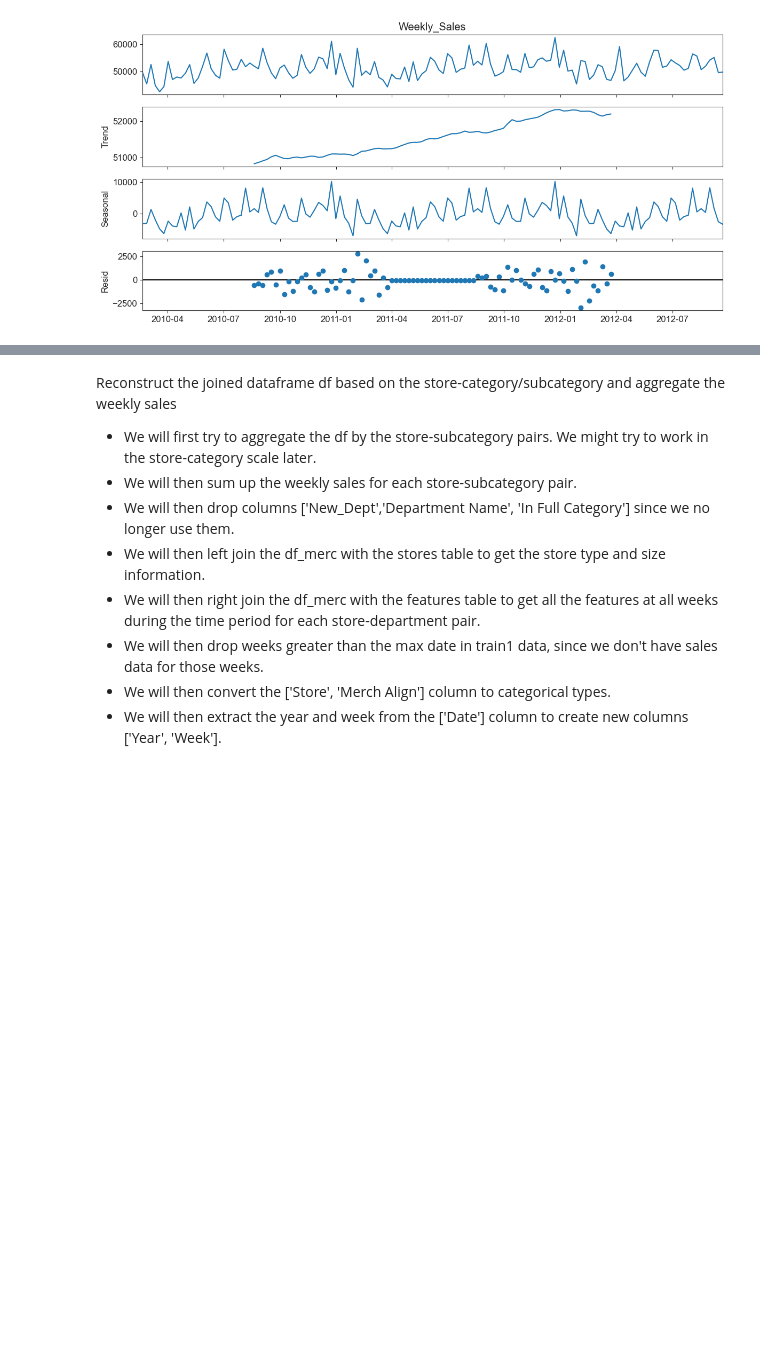
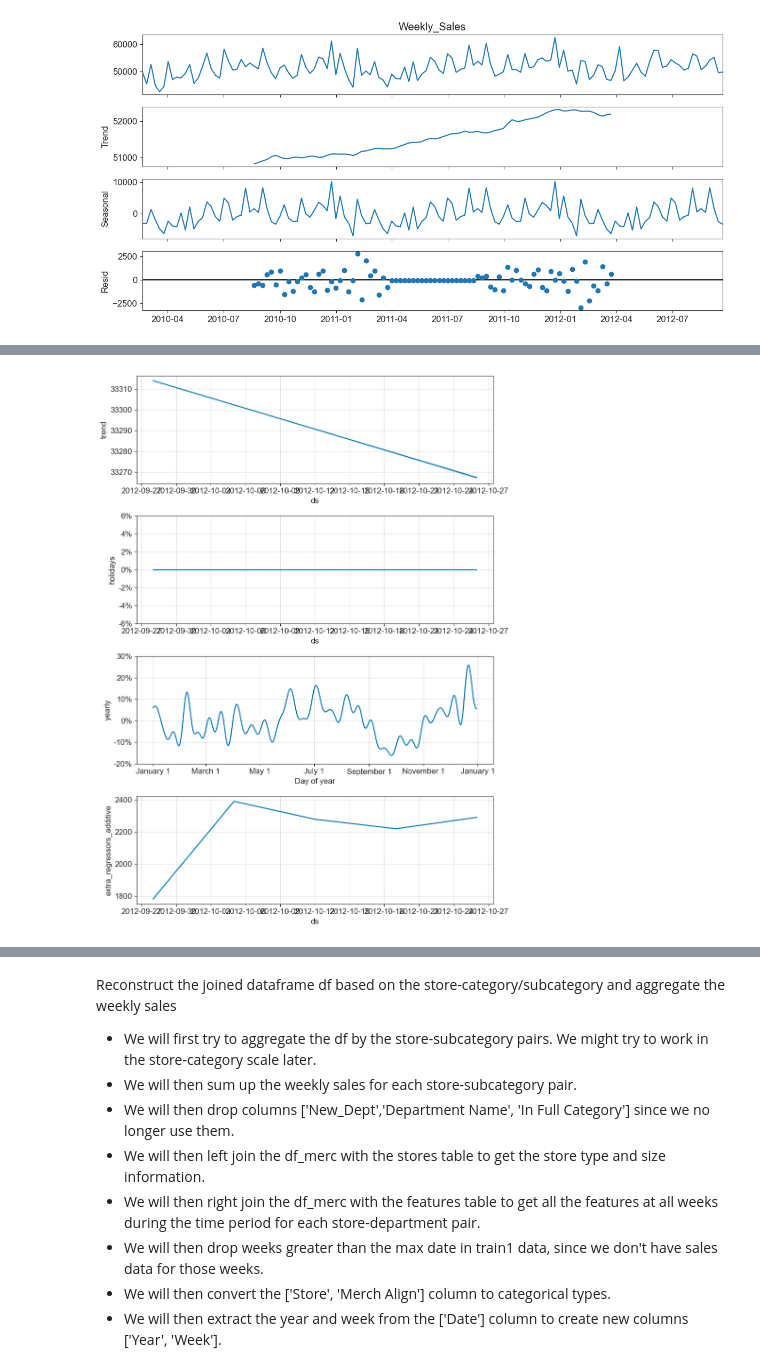
Before and after one commit to Dr-Spicy/WalmartForecast, a Jupyter notebook: Notebook.ipynb, the cells around one changed output, grey strips where cells are left out. Saved outputs shown, nothing was run; the diff lists cells and outputs as text; code cells hidden in the pictures; blank space fills up the shorter version.

```diff
--- a/Notebook.ipynb
+++ b/Notebook.ipynb
@@ -1299,0 +1217,21 @@ besides total markdown, add a boolean column to indicate whether markdown is ava
+# %%
+i = 0
+x_train, y_train = x_trn[i], y_trn[i]
+x_valid, y_valid = x_val[i], y_val[i]
+data_train = pd.merge(x_train.reset_index(), y_train.reset_index(), on='Date')
+data_train = data_train.rename(columns={'Date':'ds', 'Weekly_Sales':'y'})
+data_validation = pd.merge(x_valid.reset_index(), y_valid.reset_index(), on='Date')
+data_validation = data_validation.rename(columns={'Date':'ds', 'Weekly_Sales':'y'})
+holidays=pd.DataFrame({
+  'holiday': ['Super Bowl', 'Labor Day', 'Thanksgiving', 'Christmas', 'Super Bowl', 'Labor Day', 'Thanksgiving', 'Christmas', 'Super Bowl', 'Labor Day', 'Thanksgiving', 'Christmas'],
+  'ds': holiday_dates
+})
+# %%
+model_ph = Prophet(changepoint_prior_scale=0.05, interval_width=0.7,growth = 'linear',seasonality_mode = 'multiplicative',
+            yearly_seasonality=30,
+			holidays=holidays, holidays_mode='multiplicative',
+			weekly_seasonality='auto',  daily_seasonality=False,
+			changepoint_range=0.9)
+for fea in ['Temperature', 'Fuel_Price','CPI', 'Unemployment', 'MarkDown_tot']:
+    model_ph.add_regressor(name=fea, prior_scale=None, standardize='auto', mode='additive')
+model_ph.fit(data_train[['ds','y','Temperature', 'Fuel_Price','CPI', 'Unemployment',  'MarkDown_tot']])
@@ -1299,0 +1242,10 @@ besides total markdown, add a boolean column to indicate whether markdown is ava
+# %%
+# make predictions
+forecast = model_ph.predict(data_validation[['ds','y','Temperature', 'Fuel_Price','CPI', 'Unemployment',  'MarkDown_tot']])
+wmae = mean_absolute_error(data_validation['y'], forecast['yhat'])
+mape = np.mean(np.abs((data_validation['y'] - forecast['yhat']) / data_validation['y'])) * 100
+# %%
+#pd.plotting.register_matplotlib_converters()
+f = model_ph.plot_components(forecast)
+# %% [output]
+[figure, added]
```
Also changed, not shown: parts of 63 cells of this notebook.
